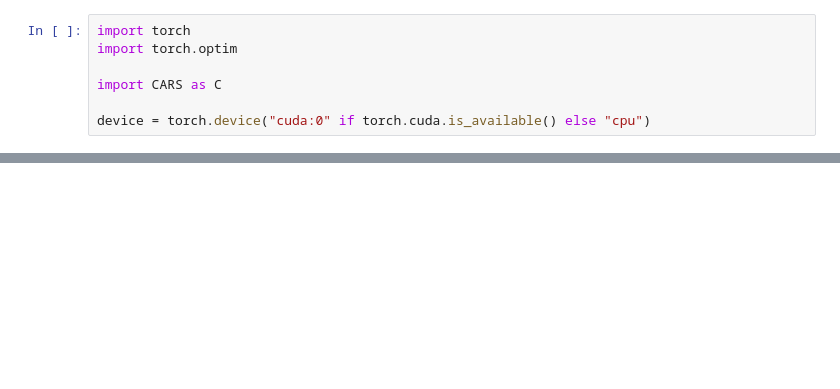
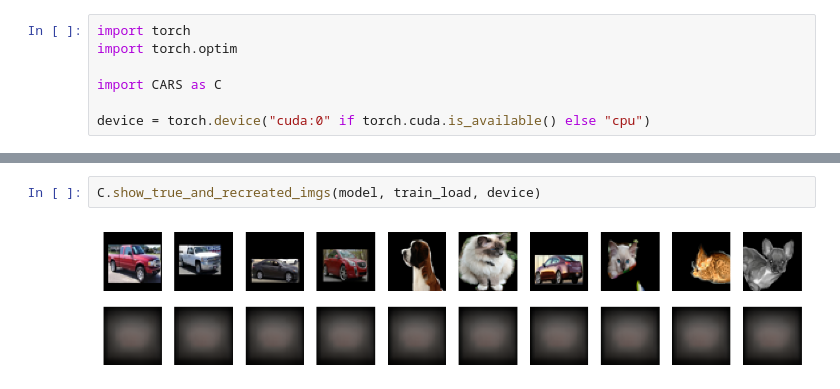
Before and after one commit to LukeMeszar/HybridObjectAutoencoders, a Jupyter notebook: autoencoders/stanford_cars.ipynb, the cells around one changed output, grey strips where cells are left out. Drawn from its saved outputs; the diff is of its cells as text; blank space fills up the shorter version.

```diff
--- a/autoencoders/stanford_cars.ipynb
+++ b/autoencoders/stanford_cars.ipynb
@@ -24,0 +38,4 @@ for _ in range(15):
+# %%
+C.show_true_and_recreated_imgs(model, train_load, device)
+# %% [output]
+[figure, added]
```
Also changed, not shown: parts of 4 cells of this notebook, 3 other files.
